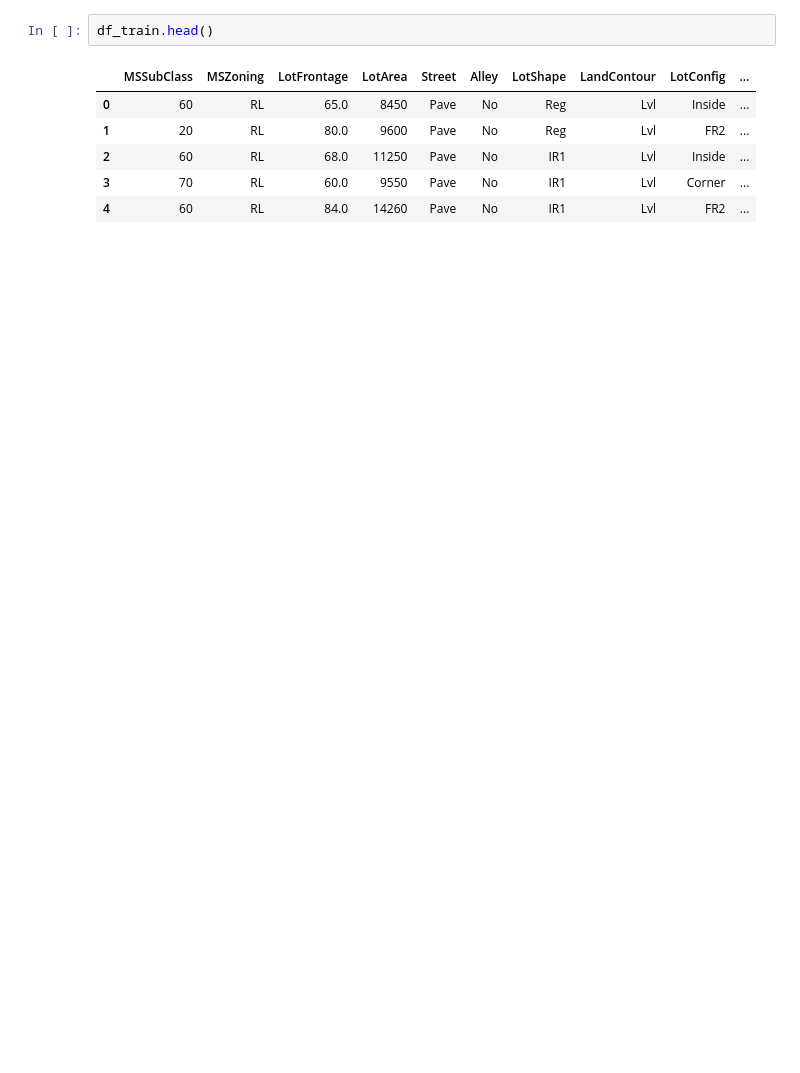
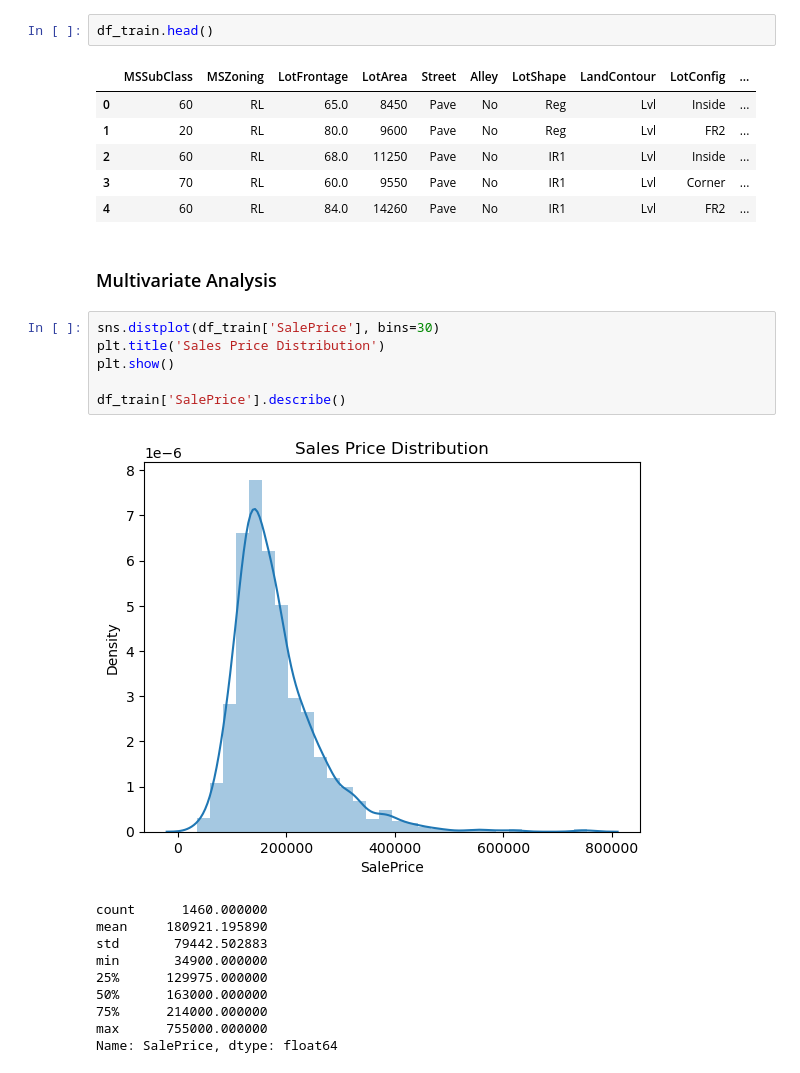
Before and after one commit to leonemma/House-Prices-Prediction, a Jupyter notebook: House_Prices.ipynb, the cells around one changed output. Drawn from its saved outputs; the diff is of its cells as text; blank space fills up the shorter version.

```diff
--- a/House_Prices.ipynb
+++ b/House_Prices.ipynb
@@ -539,3 +543,22 @@ df_train.head()
 | 2 | 60 | RL | 68.0 | 11250 | Pave | No | IR1 | Lvl | Inside | ... |
 | 3 | 70 | RL | 60.0 | 9550 | Pave | No | IR1 | Lvl | Corner | ... |
 | 4 | 60 | RL | 84.0 | 14260 | Pave | No | IR1 | Lvl | FR2 | ... |
+# %% [markdown]
+### Multivariate Analysis
+# %%
+sns.distplot(df_train['SalePrice'], bins=30)
+plt.title('Sales Price Distribution')
+plt.show()
+
+df_train['SalePrice'].describe()
+# %% [output]
+[figure, added]
+count      1460.000000
+mean     180921.195890
+std       79442.502883
+min       34900.000000
+25%      129975.000000
+50%      163000.000000
+75%      214000.000000
+max      755000.000000
+Name: SalePrice, dtype: float64
```
Also changed, not shown: parts of 34 cells of this notebook.
